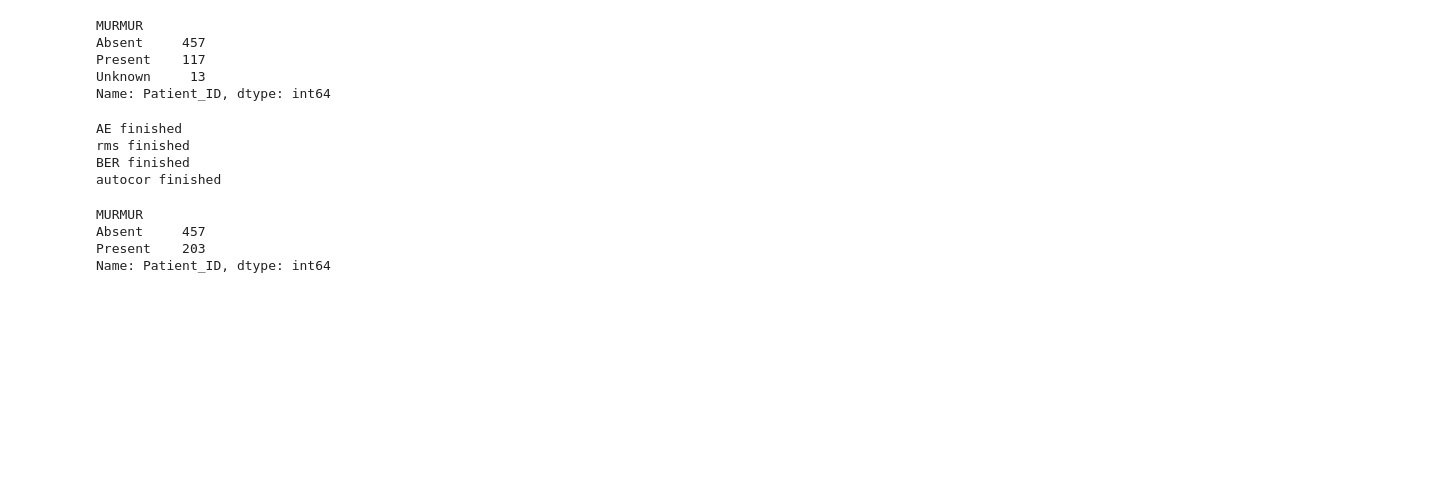
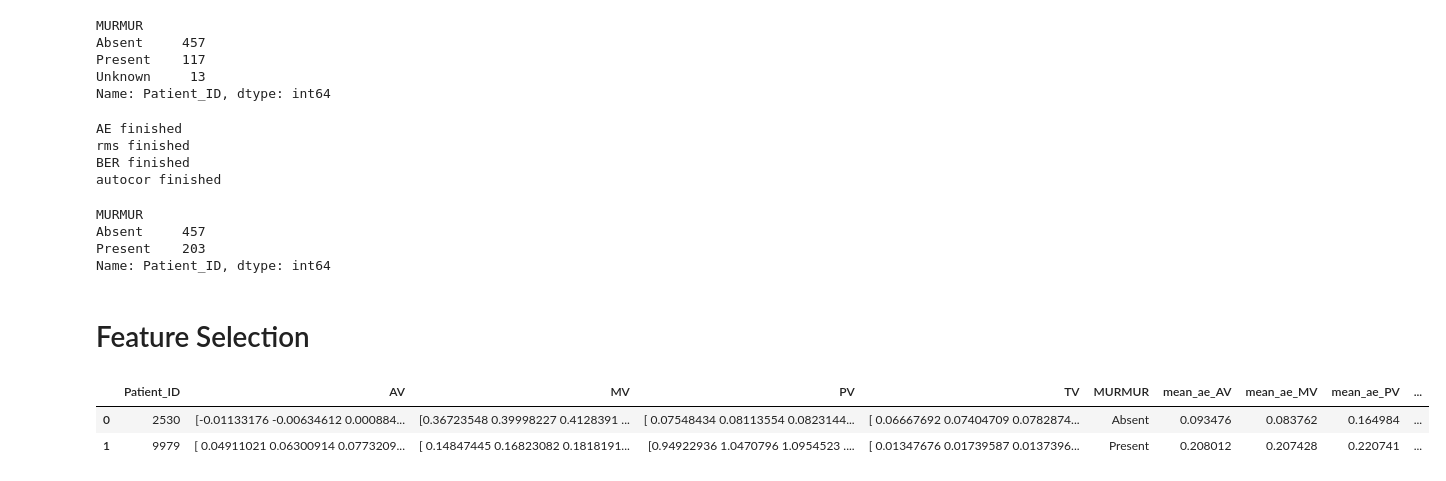
Before and after one commit to asideras/MSc-in-AI-Demokritos-Machine-Learning-Course, a Jupyter notebook: feature_extraction_&_selection.ipynb, the cells around one changed output. Drawn from its saved outputs; the diff is of its cells as text; code cells hidden in the pictures; blank space fills up the shorter version.

```diff
--- a/feature_extraction_&_selection.ipynb
+++ b/feature_extraction_&_selection.ipynb
@@ -138,3 +138,13 @@ Present    203
 Name: Patient_ID, dtype: int64
 # %%
 df.to_csv('murmor_dataset.csv', index=False)
+# %% [markdown]
+# Feature Selection
+# %%
+data = pd.read_csv('murmor_dataset.csv')
+# %%
+data.head(2)
+# %% [output]
+|  | Patient_ID | AV | MV | PV | TV | MURMUR | mean_ae_AV | mean_ae_MV | mean_ae_PV | ... |
+| 0 | 2530 | [-0.01133176 -0.00634612 0.000884... | [0.36723548 0.39998227 0.4128391 ... | [ 0.07548434 0.08113554 0.0823144... | [ 0.06667692 0.07404709 0.0782874... | Absent | 0.093476 | 0.083762 | 0.164984 | ... |
+| 1 | 9979 | [ 0.04911021 0.06300914 0.0773209... | [ 0.14847445 0.16823082 0.1818191... | [0.94922936 1.0470796 1.0954523 .... | [ 0.01347676 0.01739587 0.0137396... | Present | 0.208012 | 0.207428 | 0.220741 | ... |
```
Also changed, not shown: parts of 11 cells of this notebook, 1 other file.
